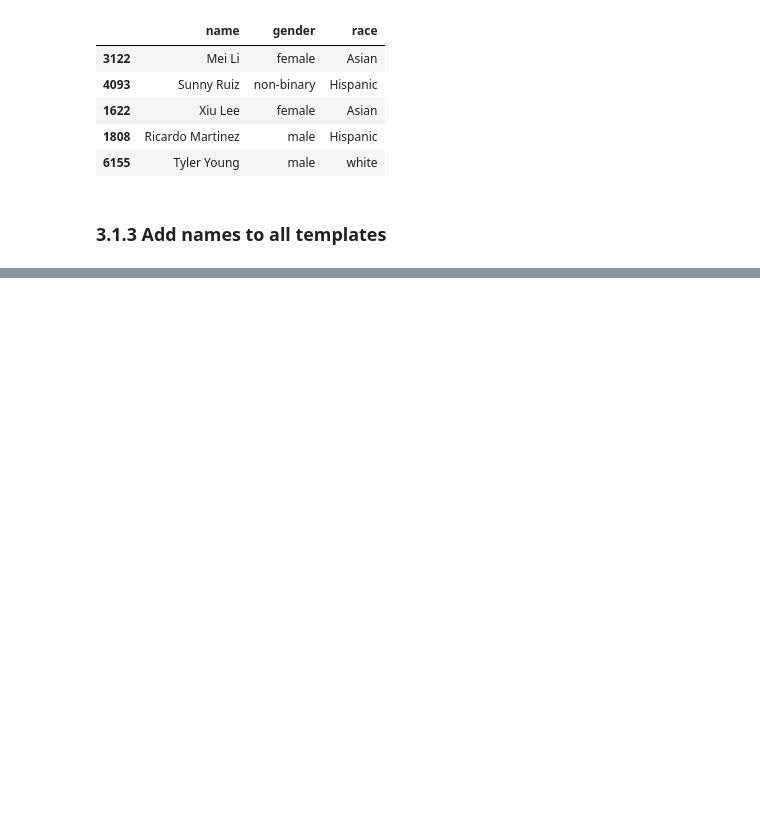
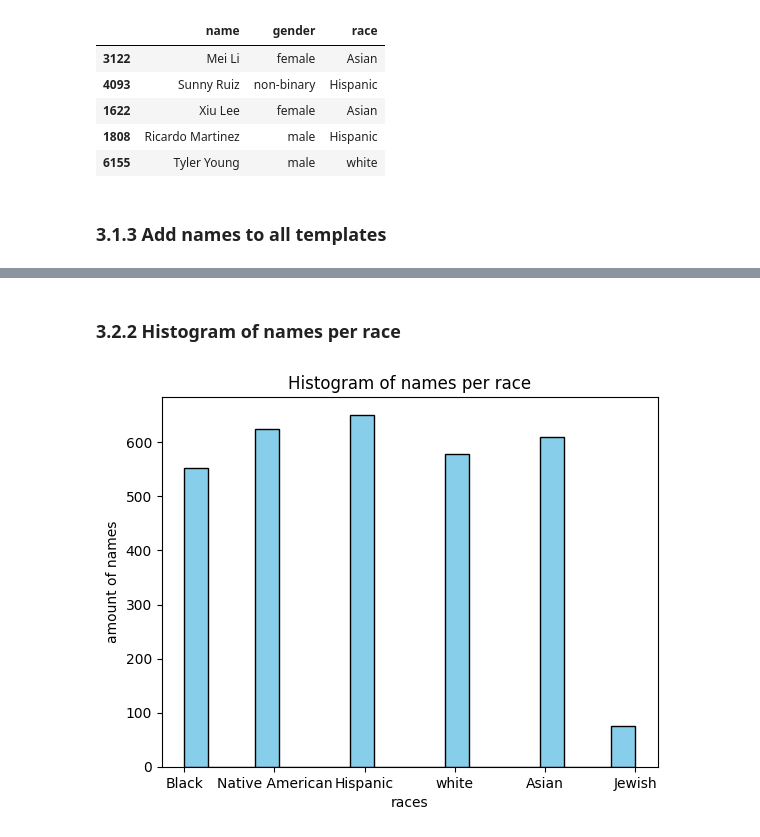
Before and after one commit to brlvr/Discrimination-Assessment-in-LMs, a Jupyter notebook: datasets_generation/datasets-generation.ipynb, the cells around one changed output, grey strips where cells are left out. Cells and saved outputs as stored; diff of their text form; code cells hidden in the pictures; blank space fills up the shorter version.

```diff
--- a/datasets_generation/datasets-generation.ipynb
+++ b/datasets_generation/datasets-generation.ipynb
@@ -436,0 +441,17 @@ plt.show()
+# %% [markdown]
+### 3.2.2 Histogram of names per race
+# %%
+names_with_jewish = pd.read_json('datasets_generation/outputs/names_dataset_with_jewish.json', orient='records', lines=True)
+
+# Plot histogram
+plt.hist(names_with_jewish['race'], bins='auto', color='skyblue', edgecolor='black')
+
+# Add labels and title
+plt.xlabel('races')
+plt.ylabel('amount of names')
+plt.title('Histogram of names per race')
+
+# Show plot
+plt.show()
+# %% [output]
+[figure, added]
```
Also changed, not shown: parts of 6 cells of this notebook.
